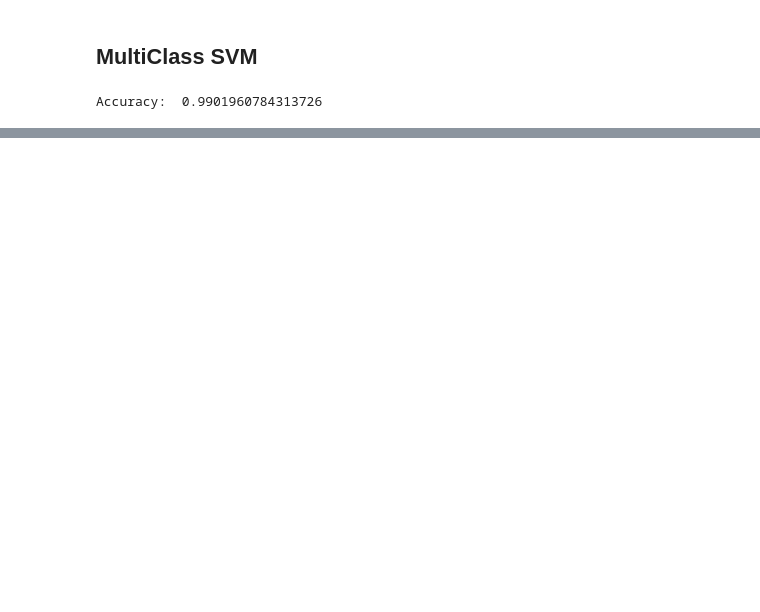
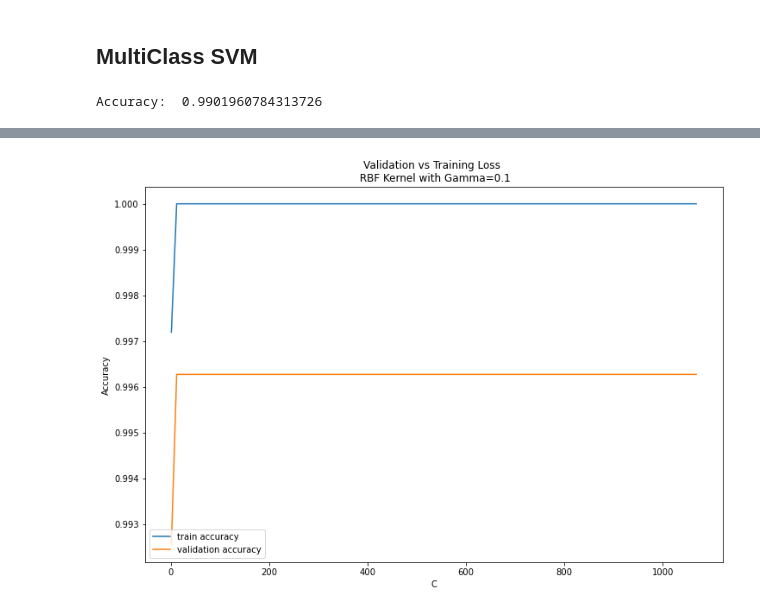
Before and after one commit to La-Sapienza-University-Rome/OMML_HW2, a Jupyter notebook: Q1.ipynb, the cells around one changed output, grey strips where cells are left out. Cells and saved outputs as stored; diff of their text form; code cells hidden in the pictures; blank space fills up the shorter version.

```diff
--- a/Q1.ipynb
+++ b/Q1.ipynb
@@ -250,0 +347,32 @@ Accuracy:  0.9901960784313726
+# %%
+grid_C = np.linspace(1, len(train_df), 100)
+grid_gamma = [0.1]
+grid_kernel = ['rbf']
+
+iterables = [grid_C, grid_gamma, grid_kernel]
+min_loss = 1000
+
+list_val = []
+list_train = []
+
+for t in itertools.product(*iterables):
+
+    C = t[0]
+    gamma = t[1]
+    kernel = t[2]
+
+    print('C: ', C)
+    print('gamma: ', gamma)
+    print('kernel: ', kernel)
+
+    X_, y_ = process_df(train_df)
+    X_val, y_val = process_df(test_df)
+
+    svm = SVM(X_, y_, C=C, gamma=gamma, kernel=kernel)
+    svm.fit(tol=1e-5, fix_intercept=False)
+
+    train_loss = svm.eval(X_, y_)
+    val_loss = svm.eval(X_val, y_val)
+
+    list_val.append(val_loss)
+    list_train.append(train_loss)
@@ -250,0 +398,11 @@ Accuracy:  0.9901960784313726
+# %%
+plt.figure(figsize=(12, 8))
+plt.plot(grid_C, list_train)
+plt.plot(grid_C, list_val)
+plt.title('Validation vs Training Loss \n RBF Kernel with Gamma=0.1')
+plt.ylabel('Accuracy')
+plt.xlabel('C')
+plt.legend(['train accuracy', 'validation accuracy'], loc='lower left')
+plt.show()
+# %% [output]
+[figure, added]
```
Also changed, not shown: parts of 11 cells of this notebook.
